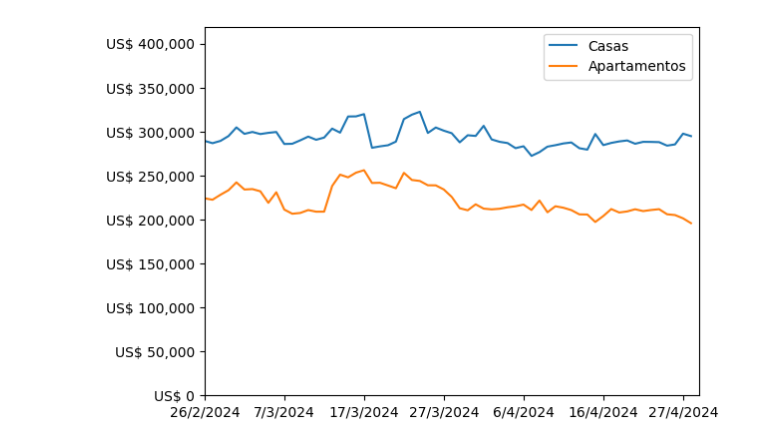
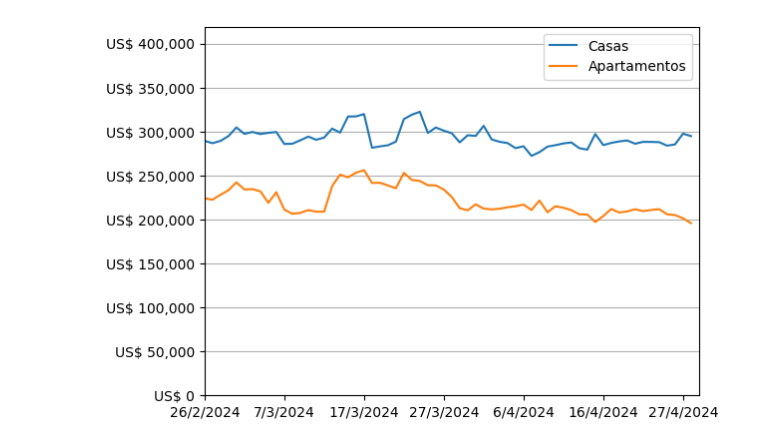
Before and after one commit to feliperodriguezd/PrecioInmueblesMercadoLibre, a Jupyter notebook: Data/GeneradorDeGrafico.ipynb, the cells around one changed output. Drawn from its saved outputs; the diff is of its cells as text; code cells hidden in the pictures.

Commit message:
se agrega un grid en el eje Y

```diff
--- a/Data/GeneradorDeGrafico.ipynb
+++ b/Data/GeneradorDeGrafico.ipynb
@@ -12,11 +12,12 @@ precioApartamento = all2["precioapartamento"].tolist()
 # %%
 fig, ax = plt.subplots()
 ax.plot(fecha, precioCasa, label="Casas")
 ax.plot(fecha, precioApartamento, label="Apartamentos")
 ax.axis((0, len(fecha), 0, max(precioCasa)*1.3))
 ax.xaxis.set_major_locator(plt.MaxNLocator(7))
 ax.yaxis.set_major_formatter(ticker.FuncFormatter(lambda x, pos: 'US$ ' + '{:,.0f}'.format(x)))
+ax.yaxis.grid(True)
 plt.legend()
 plt.show()
 # %% [output]
-[figure, old version]
+[figure, new version]
```
